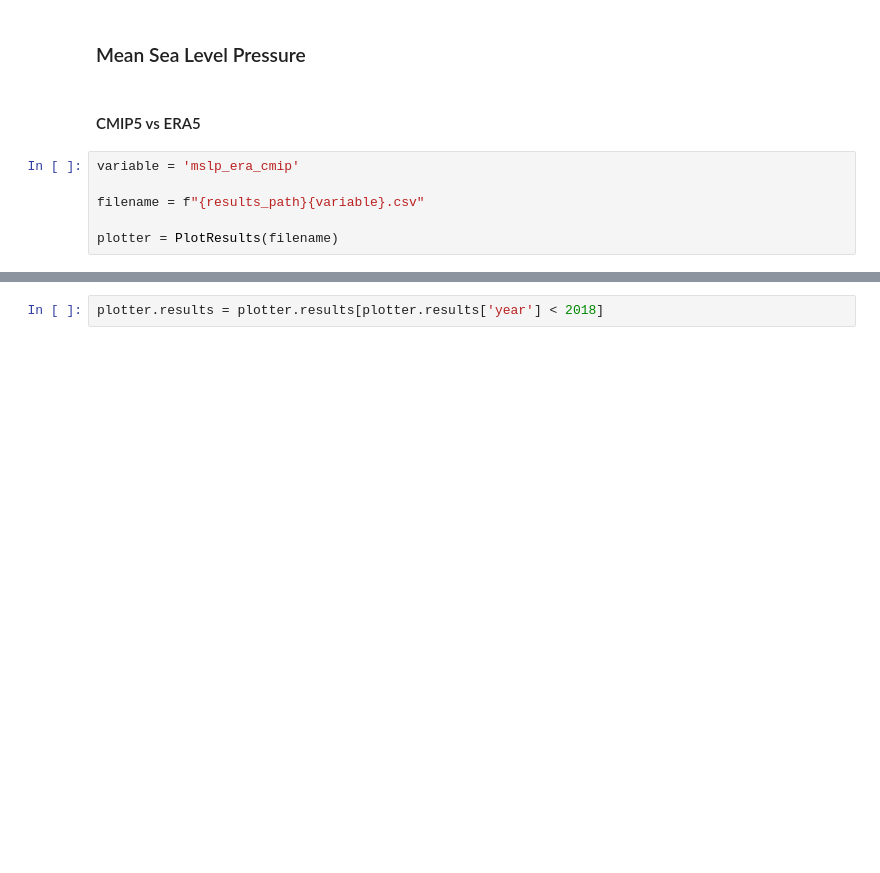
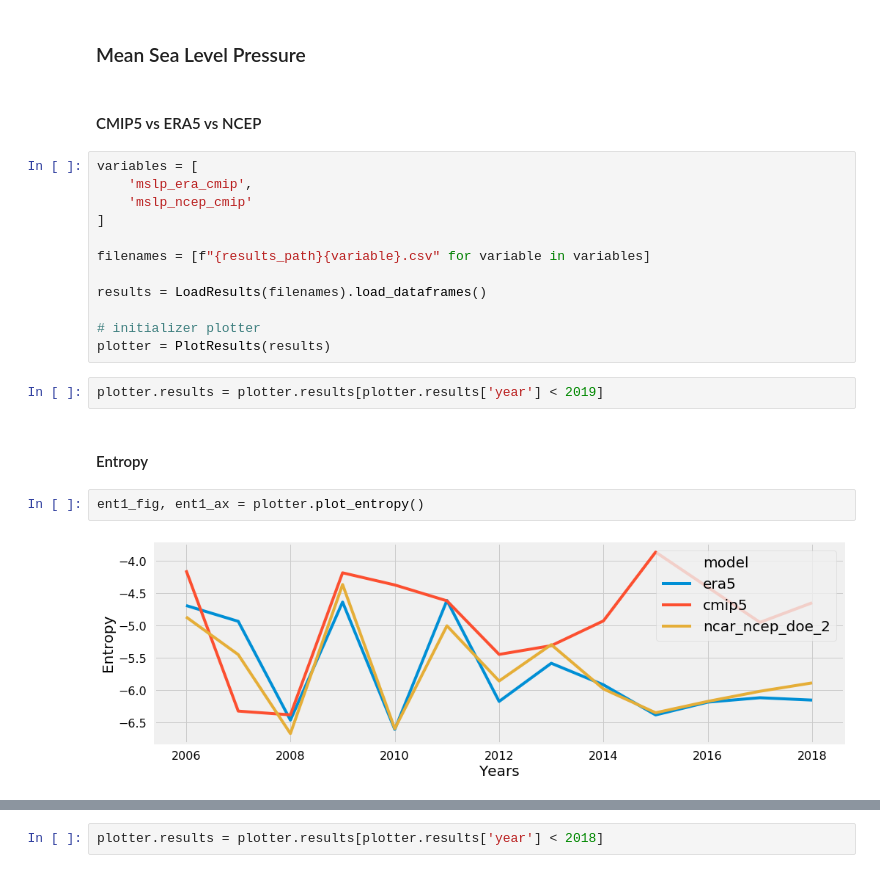
Before and after one commit to jejjohnson/rbig_eo, a Jupyter notebook: notebooks/climate/0_visualize.ipynb, the cells around one changed output, grey strips where cells are left out. Cells and saved outputs as stored; diff of their text form; blank space fills up the shorter version.

```diff
--- a/notebooks/climate/0_visualize.ipynb
+++ b/notebooks/climate/0_visualize.ipynb
@@ -147,10 +106,24 @@ class PlotResults:
 # %% [markdown]
 ### Mean Sea Level Pressure
 # %% [markdown]
-#### CMIP5 vs ERA5
+#### CMIP5 vs ERA5 vs NCEP
 # %%
-variable = 'mslp_era_cmip'
+variables = [
+    'mslp_era_cmip',
+    'mslp_ncep_cmip'
+]
 
-filename = f"{results_path}{variable}.csv"
+filenames = [f"{results_path}{variable}.csv" for variable in variables]
 
-plotter = PlotResults(filename)
+results = LoadResults(filenames).load_dataframes()
+
+# initializer plotter
+plotter = PlotResults(results)
+# %%
+plotter.results = plotter.results[plotter.results['year'] < 2019]
+# %% [markdown]
+#### Entropy
+# %%
+ent1_fig, ent1_ax = plotter.plot_entropy()
+# %% [output]
+[figure, added]
```
Also changed, not shown: parts of 49 cells of this notebook, 1 other file.
